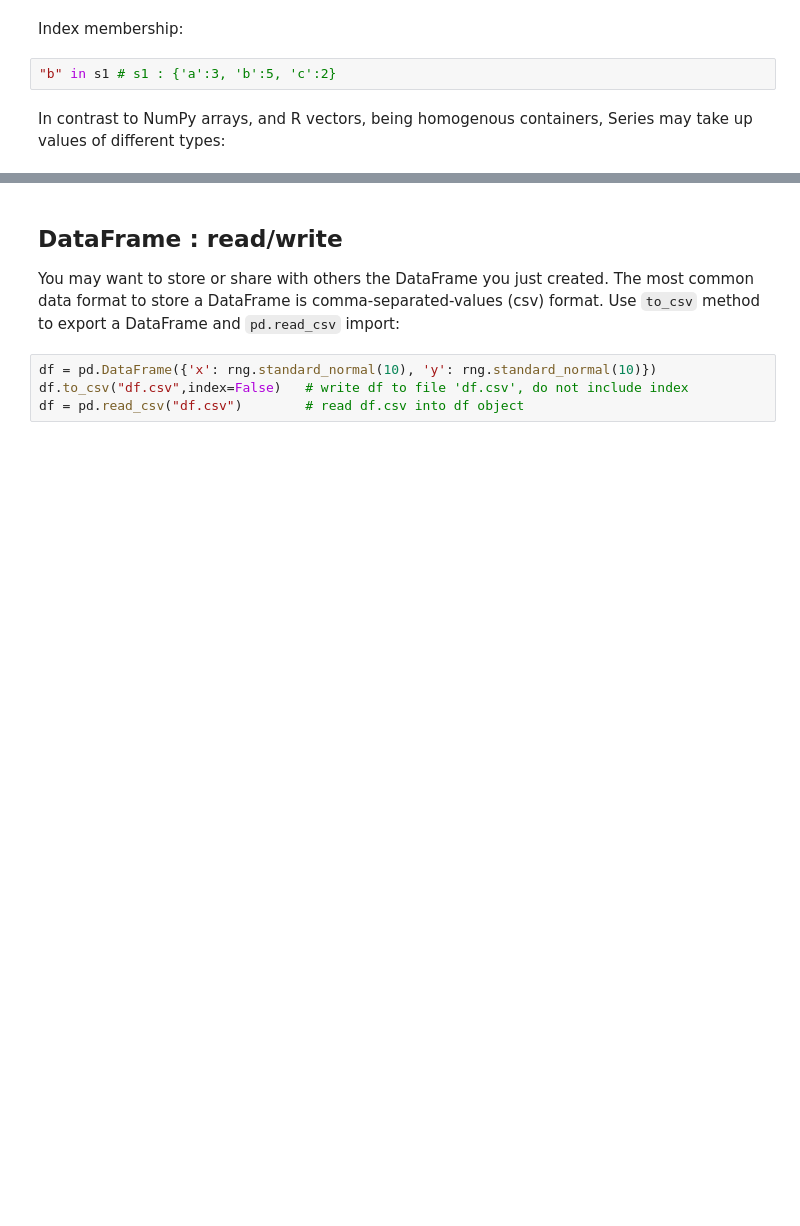
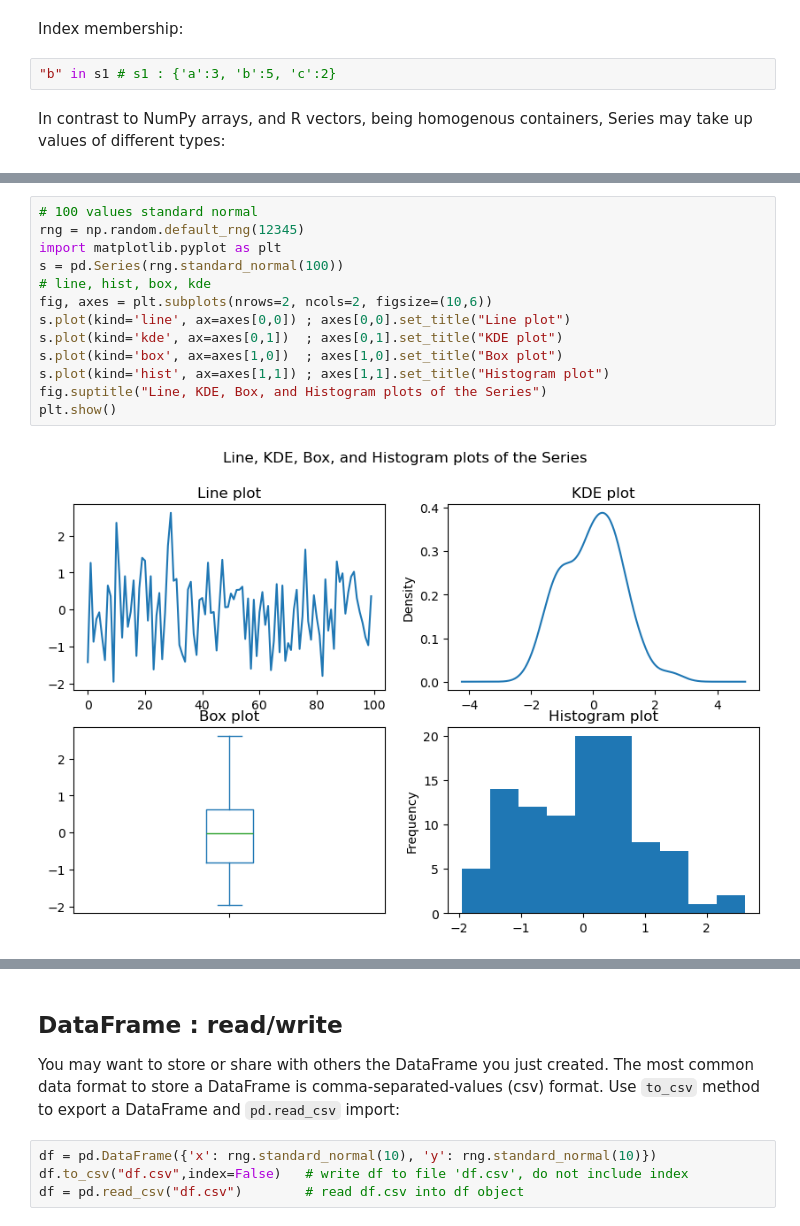
Before and after one commit to LUMC/EfDS, a Jupyter notebook: 07_pd/pd.ipynb, the cells around one changed output, grey strips where cells are left out. Saved outputs shown, nothing was run; the diff lists cells and outputs as text; blank space fills up the shorter version.

```diff
--- a/07_pd/pd.ipynb
+++ b/07_pd/pd.ipynb
@@ -83,0 +130,15 @@ s3.apply(lambda x: np.abs(x))
+# %%
+# 100 values standard normal
+rng = np.random.default_rng(12345)
+import matplotlib.pyplot as plt
+s = pd.Series(rng.standard_normal(100))
+# line, hist, box, kde
+fig, axes = plt.subplots(nrows=2, ncols=2, figsize=(10,6))
+s.plot(kind='line', ax=axes[0,0]) ; axes[0,0].set_title("Line plot")
+s.plot(kind='kde', ax=axes[0,1])  ; axes[0,1].set_title("KDE plot")
+s.plot(kind='box', ax=axes[1,0])  ; axes[1,0].set_title("Box plot")
+s.plot(kind='hist', ax=axes[1,1]) ; axes[1,1].set_title("Histogram plot")
+fig.suptitle("Line, KDE, Box, and Histogram plots of the Series")
+plt.show()
+# %% [output]
+[figure, added]
```
Also changed, not shown: parts of 71 cells of this notebook, 1 other file.
